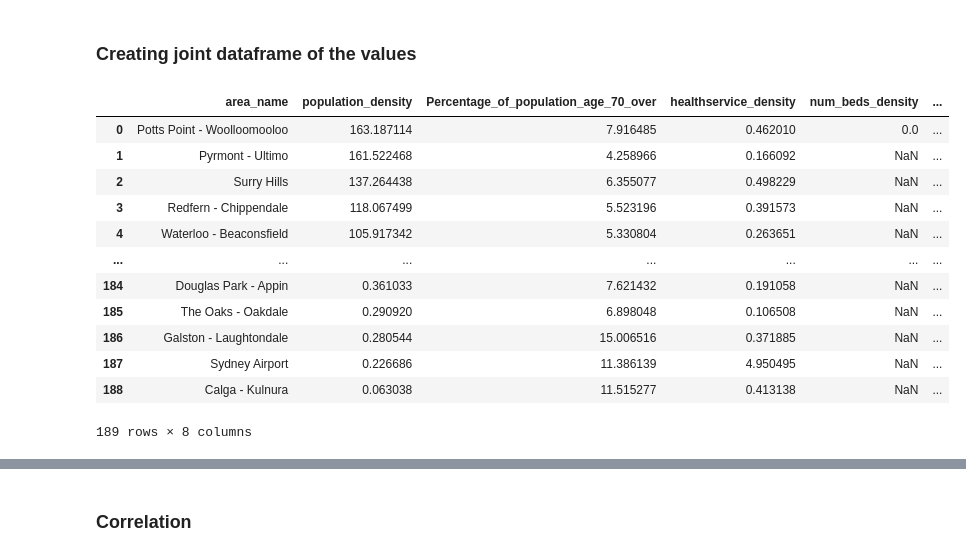
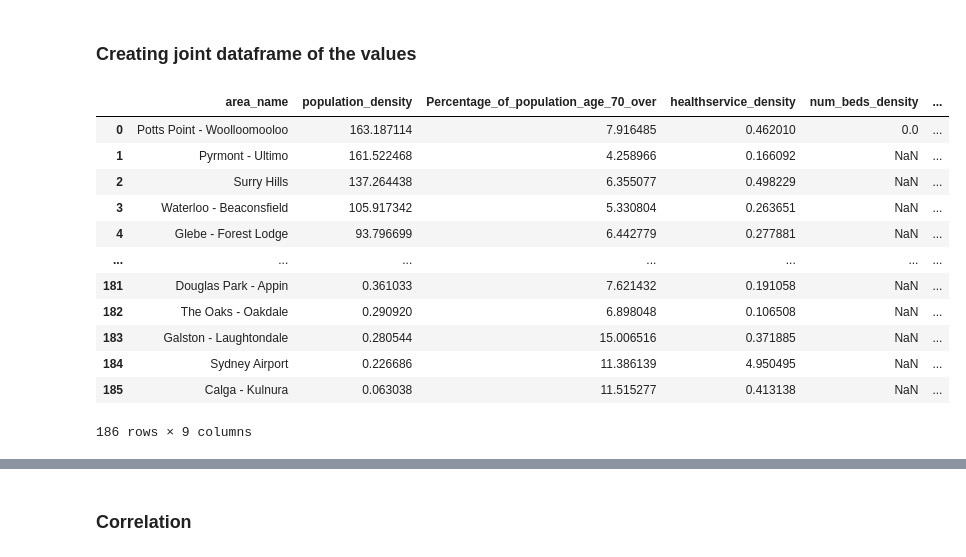
Before and after one commit to KhangNguyen22/data2001-data-science, a Jupyter notebook: Assignment.ipynb, the cells around one changed output, grey strips where cells are left out. Cells and saved outputs as stored; diff of their text form; code cells hidden in the pictures.

```diff
--- a/Assignment.ipynb
+++ b/Assignment.ipynb
@@ -22,8 +22,8 @@ import pandas as pd
 import geopandas as gpd
 
 def pgconnect():
-    YOUR_UNIKEY = ''
-    YOUR_PW     = ''
+    YOUR_UNIKEY = 'mngu3698'
+    YOUR_PW     = '490503902'
     DB_LOGIN    = 'y20s1d2x01_'+ YOUR_UNIKEY
 
     try:
@@ -530,0 +545,10 @@ plt.show()
+# %%
+query = """select neigh.area_name, count(s.school_name) AS number_of_schools, neigh.geom
+FROM schools s
+JOIN nsw_postcodes np ON (s.postcode = np.postcode)
+JOIN neighbourhoods neigh ON (ST_WITHIN(np.geom,neigh.geom))
+GROUP BY neigh.area_name,neigh.geom
+ORDER BY number_of_schools DESC;"""
+
+num_schools = gpd.read_postgis(query,conn)
+num_schools
@@ -535,51 +585,53 @@ new_df_1 = pd.DataFrame(population_density, columns = ['area_name', 'population_
 new_df_2 = pd.DataFrame(population_age, columns = ['area_name', 'Percentage_of_population_age_70_over'])
 new_df_3 = pd.DataFrame(healthservice_density, columns = ['area_name',  'healthservice_density'])
 new_df_4 = pd.DataFrame(hospital_bed_density, columns = ['area_name', 'num_beds_density'])
-new_df_5 = pd.DataFrame(covid_tests, columns = ['area_name',  'total_number_of_tests','geom'])
+new_df_5 = pd.DataFrame(covid_tests, columns = ['area_name', 'total_number_of_tests'])
+new_df_6 = pd.DataFrame(num_schools, columns = ['area_name',  'number_of_schools','geom'])
 
 df_final = pd.merge(new_df_1, new_df_2, on='area_name')
 df_final = pd.merge(df_final, new_df_3, on='area_name')
 df_final = pd.merge(df_final, new_df_4, on='area_name')
 df_final = pd.merge(df_final, new_df_5, on='area_name')
+df_final = pd.merge(df_final, new_df_6, on='area_name')
 
 
 # Calculate averages and standard deviations
 avg_series_across_columns = df_final.mean(axis=0)
 std_series_across_columns = df_final.std(axis=0,ddof=0)
 
 def z_score(cur_value, column):
     score = (cur_value - avg_series_across_columns[column])/std_series_across_columns[column]
     if cur_value is None or math.isnan(score):
         return 0
     else:
         return score
 
 def sigmoid(x):
   return 1 / (1 + math.exp(-x))
 
 vulnerability_column = []
 
 for index, cur_row in df_final.iterrows():
-    total_z_scores = (z_score(cur_row['population_density'], 'population_density') + z_score(cur_row['Percentage_of_population_age_70_over'], 'Percentage_of_population_age_70_over') + z_score(cur_row['healthservice_density'], 'healthservice_density') + z_score(cur_row['num_beds_density'], 'num_beds_density') + z_score(cur_row['total_number_of_tests'], 'total_number_of_tests'))
+    total_z_scores = (z_score(cur_row['population_density'], 'population_density') + z_score(cur_row['Percentage_of_population_age_70_over'], 'Percentage_of_population_age_70_over') + z_score(cur_row['healthservice_density'], 'healthservice_density') + z_score(cur_row['num_beds_density'], 'num_beds_density') + z_score(cur_row['number_of_schools'], 'number_of_schools'))
     vulnerability_column.append(sigmoid(total_z_scores))
 
 df_final['Vulnerability'] = vulnerability_column
 df_final = GeoDataFrame(df_final, geometry = 'geom')
 df_final
 # %% [output]
 |  | area_name | population_density | Percentage_of_population_age_70_over | healthservice_density | num_beds_density | ... |
 | 0 | Potts Point - Woolloomooloo | 163.187114 | 7.916485 | 0.462010 | 0.0 | ... |
 | 1 | Pyrmont - Ultimo | 161.522468 | 4.258966 | 0.166092 | NaN | ... |
 | 2 | Surry Hills | 137.264438 | 6.355077 | 0.498229 | NaN | ... |
-| 3 | Redfern - Chippendale | 118.067499 | 5.523196 | 0.391573 | NaN | ... |
-| 4 | Waterloo - Beaconsfield | 105.917342 | 5.330804 | 0.263651 | NaN | ... |
+| 3 | Waterloo - Beaconsfield | 105.917342 | 5.330804 | 0.263651 | NaN | ... |
+| 4 | Glebe - Forest Lodge | 93.796699 | 6.442779 | 0.277881 | NaN | ... |
 | ... | ... | ... | ... | ... | ... | ... |
-| 184 | Douglas Park - Appin | 0.361033 | 7.621432 | 0.191058 | NaN | ... |
-| 185 | The Oaks - Oakdale | 0.290920 | 6.898048 | 0.106508 | NaN | ... |
-| 186 | Galston - Laughtondale | 0.280544 | 15.006516 | 0.371885 | NaN | ... |
-| 187 | Sydney Airport | 0.226686 | 11.386139 | 4.950495 | NaN | ... |
-| 188 | Calga - Kulnura | 0.063038 | 11.515277 | 0.413138 | NaN | ... |
+| 181 | Douglas Park - Appin | 0.361033 | 7.621432 | 0.191058 | NaN | ... |
+| 182 | The Oaks - Oakdale | 0.290920 | 6.898048 | 0.106508 | NaN | ... |
+| 183 | Galston - Laughtondale | 0.280544 | 15.006516 | 0.371885 | NaN | ... |
+| 184 | Sydney Airport | 0.226686 | 11.386139 | 4.950495 | NaN | ... |
+| 185 | Calga - Kulnura | 0.063038 | 11.515277 | 0.413138 | NaN | ... |
-189 rows × 8 columns
+186 rows × 9 columns
 # %%
 #Mapping the Viral Vulnerability
 fig, ax = plt.subplots(1, 1, figsize=(10, 10))
```
Also changed, not shown: parts of 14 cells of this notebook.
